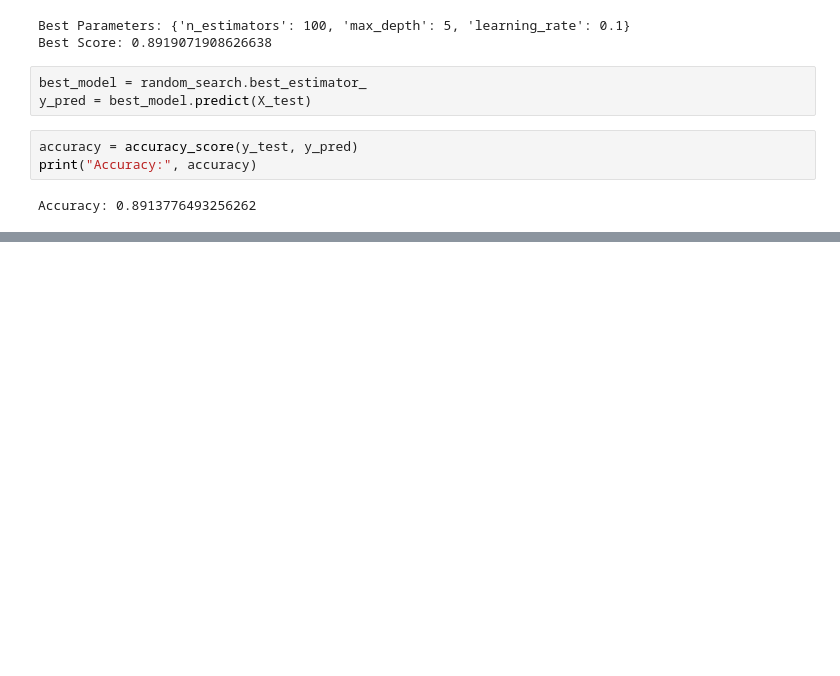
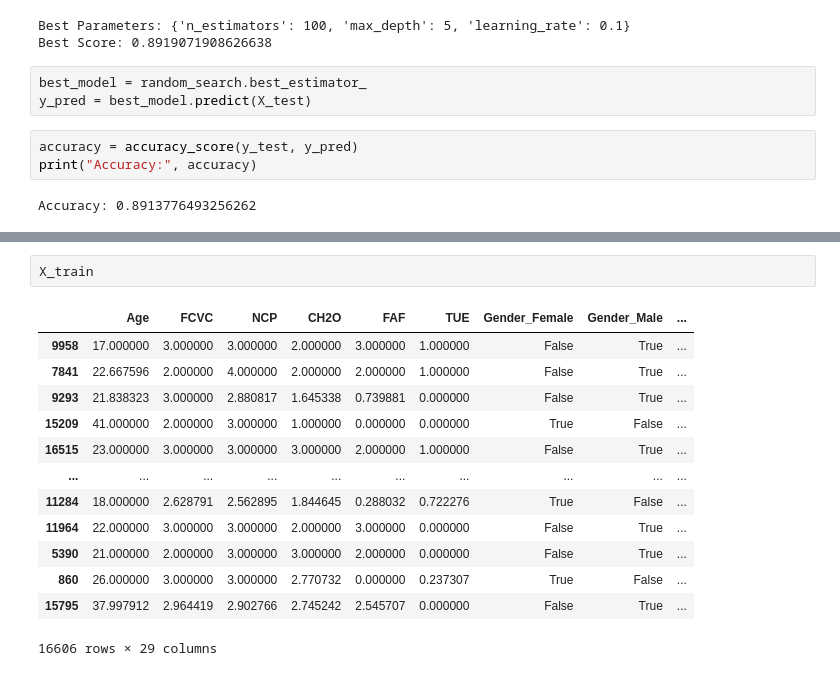
Before and after one commit to JohelPires/kaggle_cp, a Jupyter notebook: obesity.ipynb, the cells around one changed output, grey strips where cells are left out. Drawn from its saved outputs; the diff is of its cells as text; blank space fills up the shorter version.

```diff
--- a/obesity.ipynb
+++ b/obesity.ipynb
@@ -136,0 +160,16 @@ Accuracy: 0.8913776493256262
+# %%
+X_train
+# %% [output]
+|  | Age | FCVC | NCP | CH2O | FAF | TUE | Gender_Female | Gender_Male | ... |
+| 9958 | 17.000000 | 3.000000 | 3.000000 | 2.000000 | 3.000000 | 1.000000 | False | True | ... |
+| 7841 | 22.667596 | 2.000000 | 4.000000 | 2.000000 | 2.000000 | 1.000000 | False | True | ... |
+| 9293 | 21.838323 | 3.000000 | 2.880817 | 1.645338 | 0.739881 | 0.000000 | False | True | ... |
+| 15209 | 41.000000 | 2.000000 | 3.000000 | 1.000000 | 0.000000 | 0.000000 | True | False | ... |
+| 16515 | 23.000000 | 3.000000 | 3.000000 | 3.000000 | 2.000000 | 1.000000 | False | True | ... |
+| ... | ... | ... | ... | ... | ... | ... | ... | ... | ... |
+| 11284 | 18.000000 | 2.628791 | 2.562895 | 1.844645 | 0.288032 | 0.722276 | True | False | ... |
+| 11964 | 22.000000 | 3.000000 | 3.000000 | 2.000000 | 3.000000 | 0.000000 | False | True | ... |
+| 5390 | 21.000000 | 2.000000 | 3.000000 | 3.000000 | 2.000000 | 0.000000 | False | True | ... |
+| 860 | 26.000000 | 3.000000 | 3.000000 | 2.770732 | 0.000000 | 0.237307 | True | False | ... |
+| 15795 | 37.997912 | 2.964419 | 2.902766 | 2.745242 | 2.545707 | 0.000000 | False | True | ... |
+16606 rows × 29 columns
```
Also changed, not shown: parts of 8 cells of this notebook, 2 other files.
